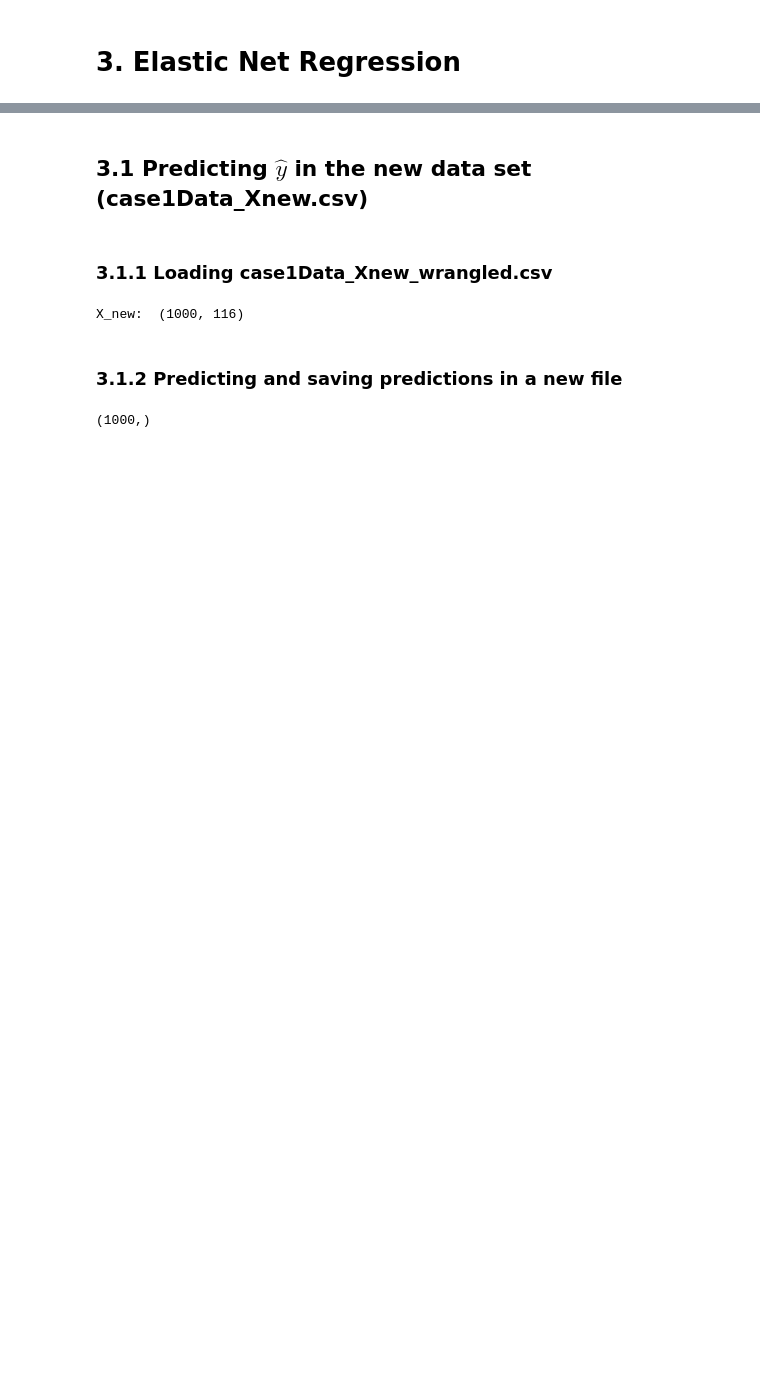
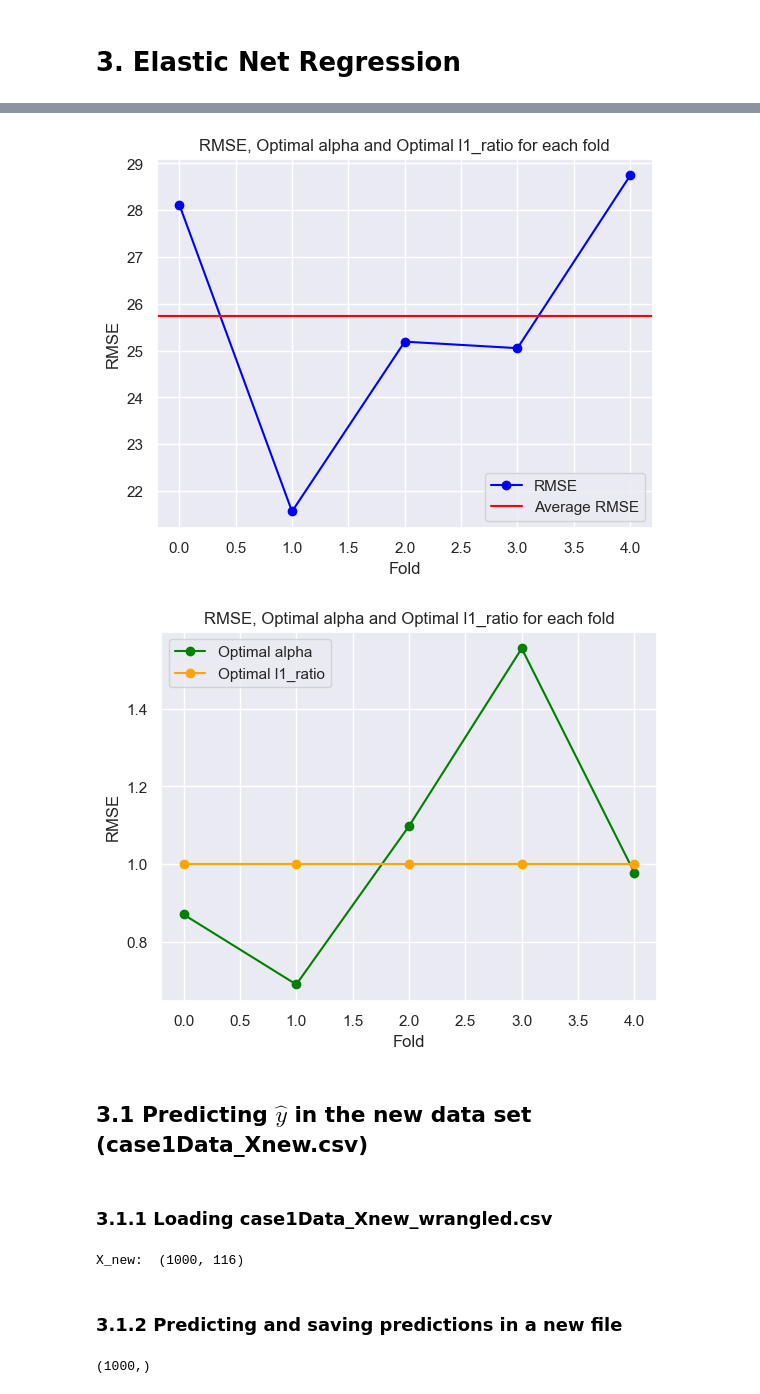
Before and after one commit to johanstaffeldt/case_1, a Jupyter notebook: src_johan/case_1_elastic.ipynb, the cells around one changed output, grey strips where cells are left out. Drawn from its saved outputs; the diff is of its cells as text; code cells hidden in the pictures; blank space fills up the shorter version.

```diff
--- a/src_johan/case_1_elastic.ipynb
+++ b/src_johan/case_1_elastic.ipynb
@@ -83,9 +89,9 @@ Number of missing values in y_test:  0
 # %%
-# Setting a range of alphas to test
-alphas = np.logspace(-4, 0, 100)
+# Setting a range of alphas to test. Testing a range from very weak to strong regularization.
+alphas = np.logspace(-4, 1, 100)
 
-# Setting a range of l1_ratios
-l1_ratios = np.logspace(-10, 0, 100)
+# Setting a range of l1_ratios. Testing a range from L2 (0) to L1 (1) regularization
+l1_ratios = np.concatenate(([0], np.logspace(-10, 0, 100)))
 
 with warnings.catch_warnings(): # done to disable all the convergence warnings from elastic net
     warnings.simplefilter("ignore")
@@ -106,3 +112,13 @@ print(f'Optimal l1_ratio: {model.l1_ratio_}')
 #plt.ylabel('Mean squared error')
 #plt.title(f'Cross-validated MSE of Elastic Net Fit (Optimal alpha = {model.alpha_:.3f})')
 #plt.show()
+
+# Using the optimal lambda from the ElasticNetCV model to predict the target values on the test data
+y_hat = model.predict(X_test)
+
+# Calculating the RMSE of the ElasticNetCV model
+rmse = np.sqrt(mean_squared_error(y_test, y_hat))
+
+# Printing the RMSE
+print('Root MSE from OLS with elastic net regression and cross validation to find optimal lambda and model parameters:')
+print(f'RMSE: {rmse}')
@@ -127,3 +196,27 @@ RMSE: 26.094967036910088
+# %%
+# Plotting the RMSE scores, optimal alpha and optimal l1_ratio for each fold
+plt.close('all')
+plt.figure()
+plt.plot(rmse_scores, 'o-', label='RMSE', color='blue')
+plt.axhline(np.mean(rmse_scores), label='Average RMSE', color='red')
+plt.xlabel('Fold')
+plt.ylabel('RMSE')
+plt.title('RMSE, Optimal alpha and Optimal l1_ratio for each fold')
+plt.legend()
+plt.show()
+
+plt.close('all')
+plt.figure()
+plt.plot(alpha_scores, 'o-', label='Optimal alpha', color='green')
+plt.plot(l1_ratio_scores, 'o-', label='Optimal l1_ratio', color='orange')
+plt.xlabel('Fold')
+plt.ylabel('RMSE')
+plt.title('RMSE, Optimal alpha and Optimal l1_ratio for each fold')
+plt.legend()
+plt.show()
+# %% [output]
+[figure, added]
+[figure, added]
 # %% [markdown]
 ## 3.1 Predicting $\hat{y}$ in the new data set (case1Data_Xnew.csv)
 # %% [markdown]
```
Also changed, not shown: parts of 11 cells of this notebook, 4 other files.
